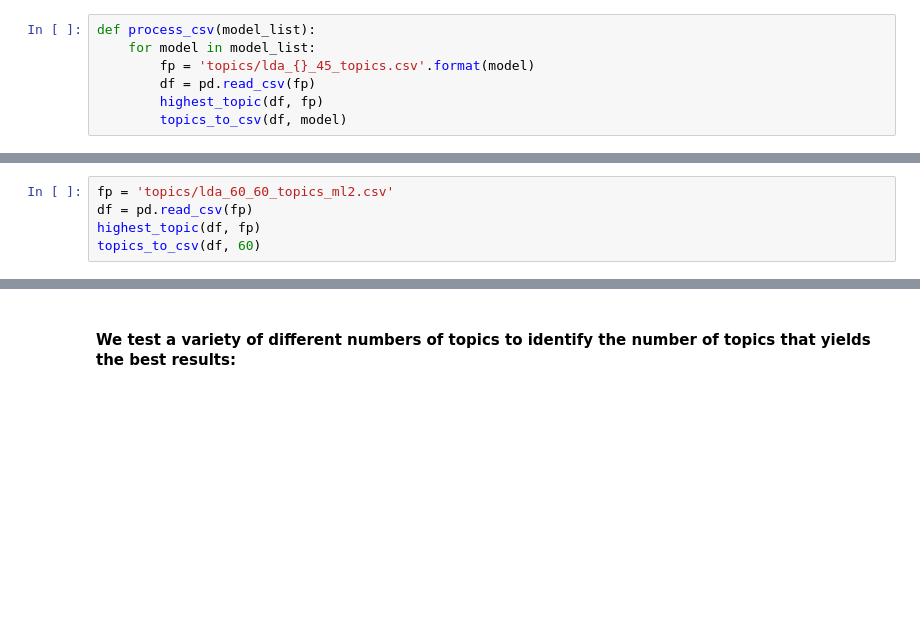
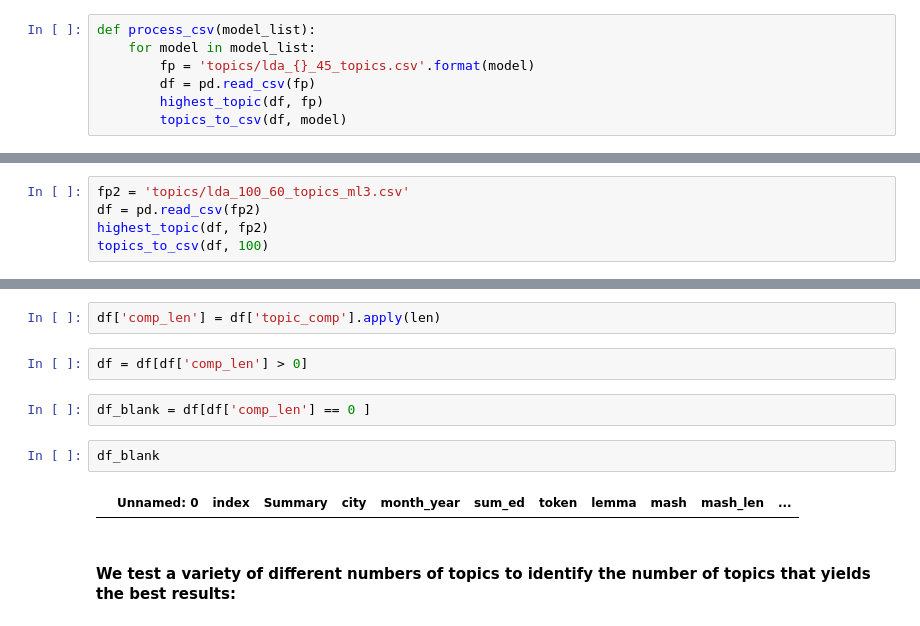
Before and after one commit to alenastern/Sunlight_FOIA, a Jupyter notebook: src/analysis/q2_LDA.ipynb, the cells around one changed output, grey strips where cells are left out. Cells and saved outputs as stored; diff of their text form; blank space fills up the shorter version.

```diff
--- a/src/analysis/q2_LDA.ipynb
+++ b/src/analysis/q2_LDA.ipynb
@@ -701,5 +714,5 @@ def process_csv(model_list):
 # %%
-fp = 'topics/lda_60_60_topics_ml2.csv'
-df = pd.read_csv(fp)
-highest_topic(df, fp)
-topics_to_csv(df, 60)
+fp2 = 'topics/lda_100_60_topics_ml3.csv'
+df = pd.read_csv(fp2)
+highest_topic(df, fp2)
+topics_to_csv(df, 100)
@@ -711,3 +730,13 @@ topics_to_csv(df, 60)
+# %%
+df['comp_len'] = df['topic_comp'].apply(len)
+# %%
+df = df[df['comp_len'] > 0]
+# %%
+df_blank = df[df['comp_len'] == 0 ]
+# %%
+df_blank
+# %% [output]
+|  | Unnamed: 0 | index | Summary | city | month_year | sum_ed | token | lemma | mash | mash_len | ... |
 # %% [markdown]
 #### We test a variety of different numbers of topics to identify the number of topics that yields the best results:
 # %%
```
Also changed, not shown: parts of 11 cells of this notebook, 1 other file.
